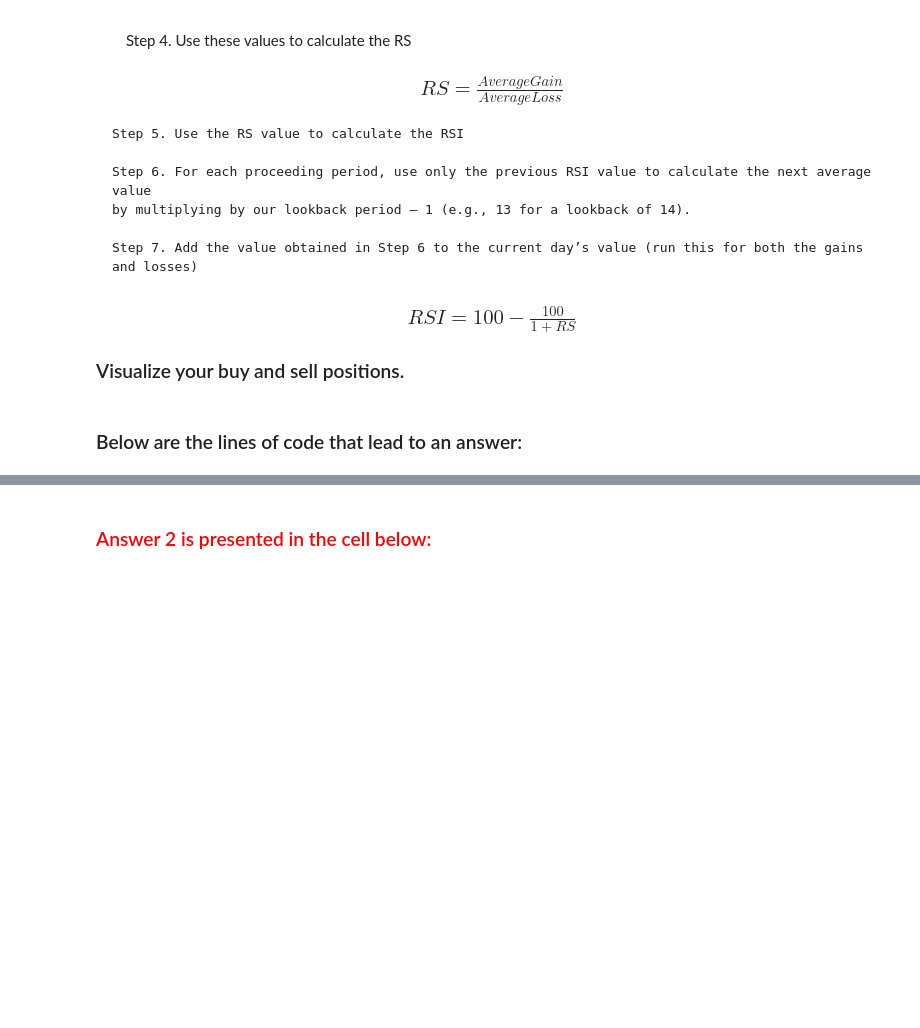
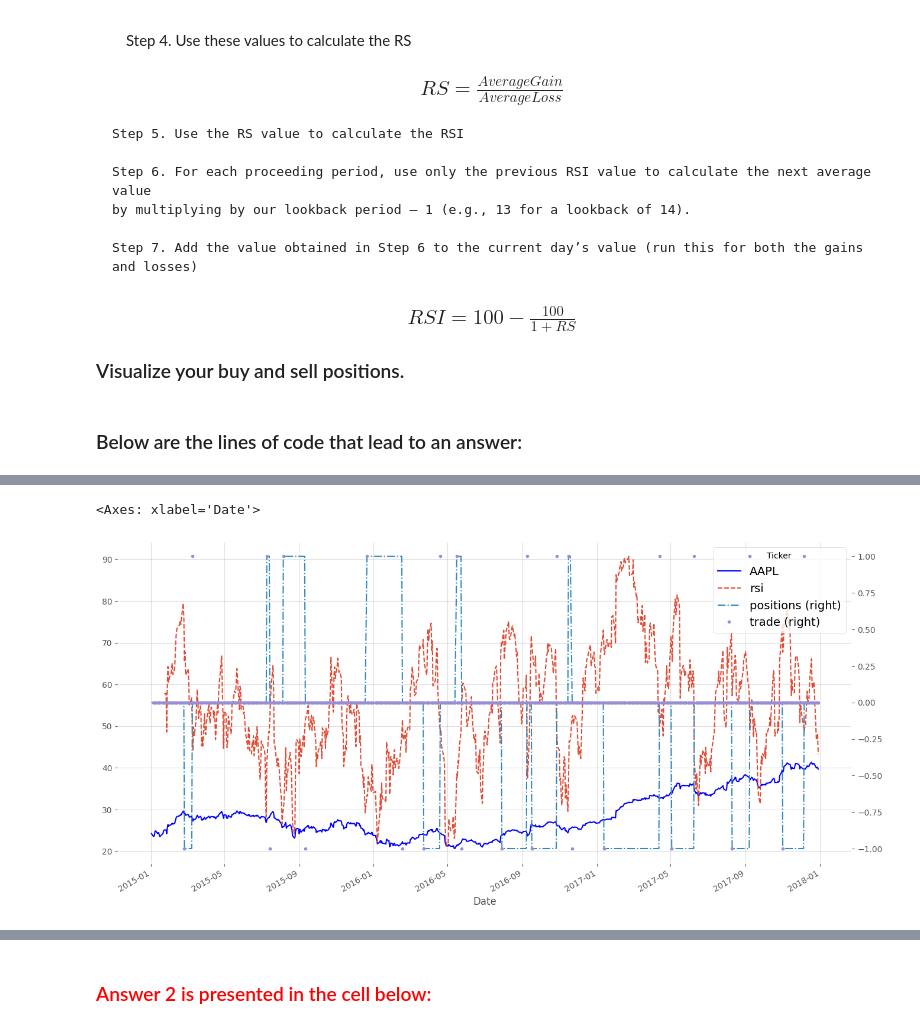
Before and after one commit to changjulian17/qf627, a Jupyter notebook: problem_set_7/QF627_Problem_Set_7.ipynb, the cells around one changed output, grey strips where cells are left out. Cells and saved outputs as stored; diff of their text form; code cells hidden in the pictures; blank space fills up the shorter version.

```diff
--- a/problem_set_7/QF627_Problem_Set_7.ipynb
+++ b/problem_set_7/QF627_Problem_Set_7.ipynb
@@ -165,0 +964,2 @@ mpl.rcParams["legend.fontsize"] = 14
+# %%
+aapl['rsi'] = calculate_rsi(aapl, period=14)
@@ -165,0 +986,37 @@ mpl.rcParams["legend.fontsize"] = 14
+# %%
+lower_threshold = 30
+upper_threshold = 70
+
+aapl['positions'] =\
+(
+    np.where(
+        (aapl['rsi'].shift(1) < 30) & (aapl['rsi'] > 30),1,
+            np.where(
+                (aapl['rsi'].shift(1) < 50) & (aapl['rsi'] > 50), 0,
+                    np.where(
+                        (aapl['rsi'].shift(1) > 50) & (aapl['rsi'] < 50), 0,
+                            np.where(
+                                (aapl['rsi'].shift(1) > 70) & (aapl['rsi'] < 70), -1, np.nan
+                            )
+                    )
+            )
+    )
+)
+# %%
+aapl['positions'] = aapl['positions'].ffill().fillna(0)
+# %%
+aapl['trade'] =\
+(
+    aapl['positions'].diff()
+)
+aapl.iloc[0]['trade'] = \
+aapl.iloc[0]['positions']
+# %%
+aapl.plot(
+    secondary_y=['positions','trade'],
+    figsize=[16,8],
+    style=["b", "--", "-.", "."]
+)
+# %% [output]
+<Axes: xlabel='Date'>
+[figure, added]
```
Also changed, not shown: parts of 72 cells of this notebook, 2 other files.
